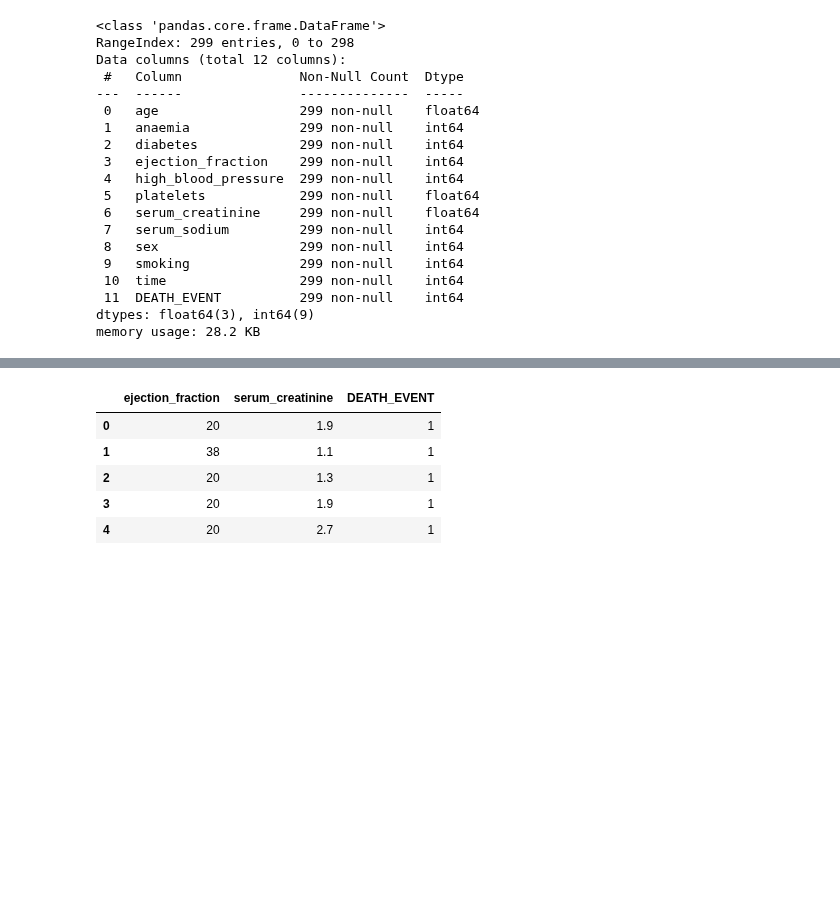
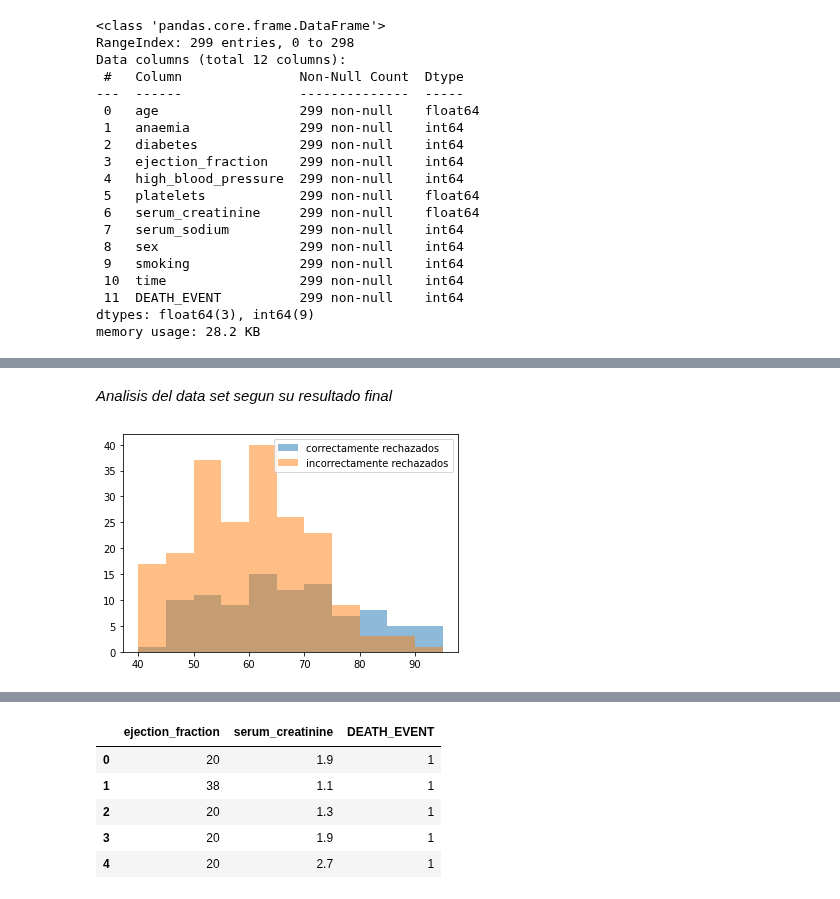
Before and after one commit to Fedenov/Aprendizaje_Automatico_Tarea3, a Jupyter notebook: Tarea3.ipynb, the cells around one changed output, grey strips where cells are left out. Drawn from its saved outputs; the diff is of its cells as text; code cells hidden in the pictures; blank space fills up the shorter version.

```diff
--- a/Tarea3.ipynb
+++ b/Tarea3.ipynb
@@ -72,0 +120,12 @@ dataSet.describe()
+# %% [markdown]
+*Analisis del data set segun su resultado final*
+# %%
+# separamos el dataset en dos segun si muere o no
+deathDataSet = dataSet[dataSet['DEATH_EVENT'] == 1]
+aliveDataSet = dataSet[dataSet['DEATH_EVENT'] == 0]
+plt.hist(deathDataSet['age'], bins, alpha = 0.5, label = 'correctamente rechazados')
+plt.hist(aliveDataSet['age'], bins, alpha = 0.5, label = 'incorrectamente rechazados')
+plt.legend(loc = 'upper right')
+plt.show()
+# %% [output]
+[figure, added]
```
Also changed, not shown: parts of 28 cells of this notebook.
